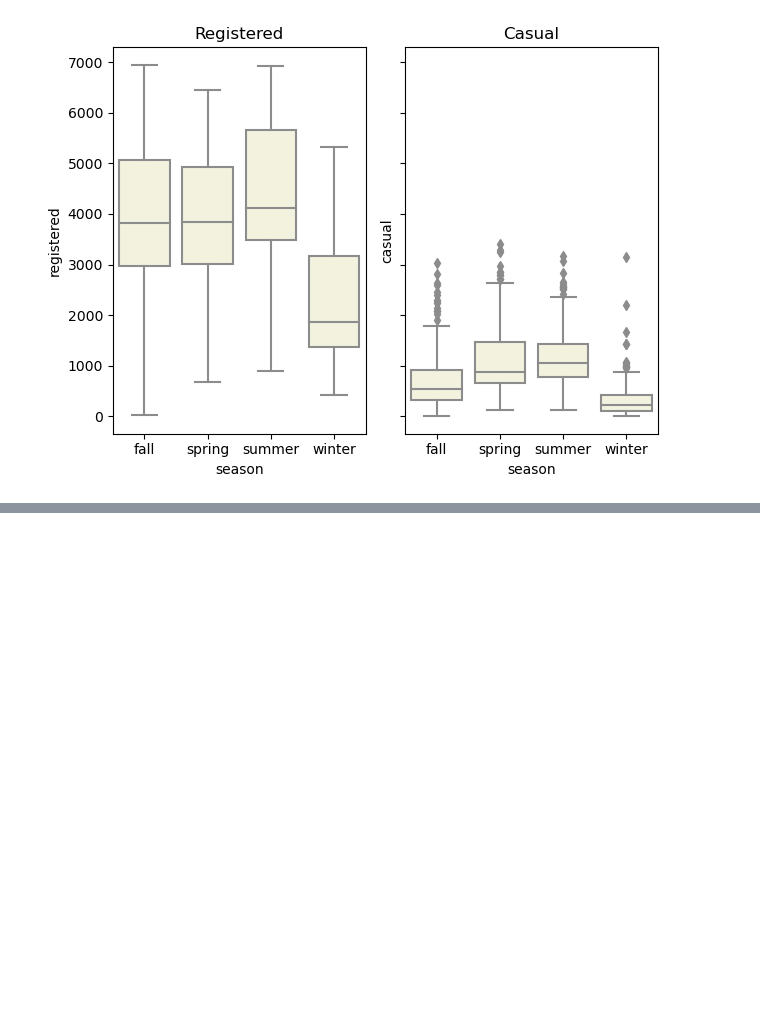
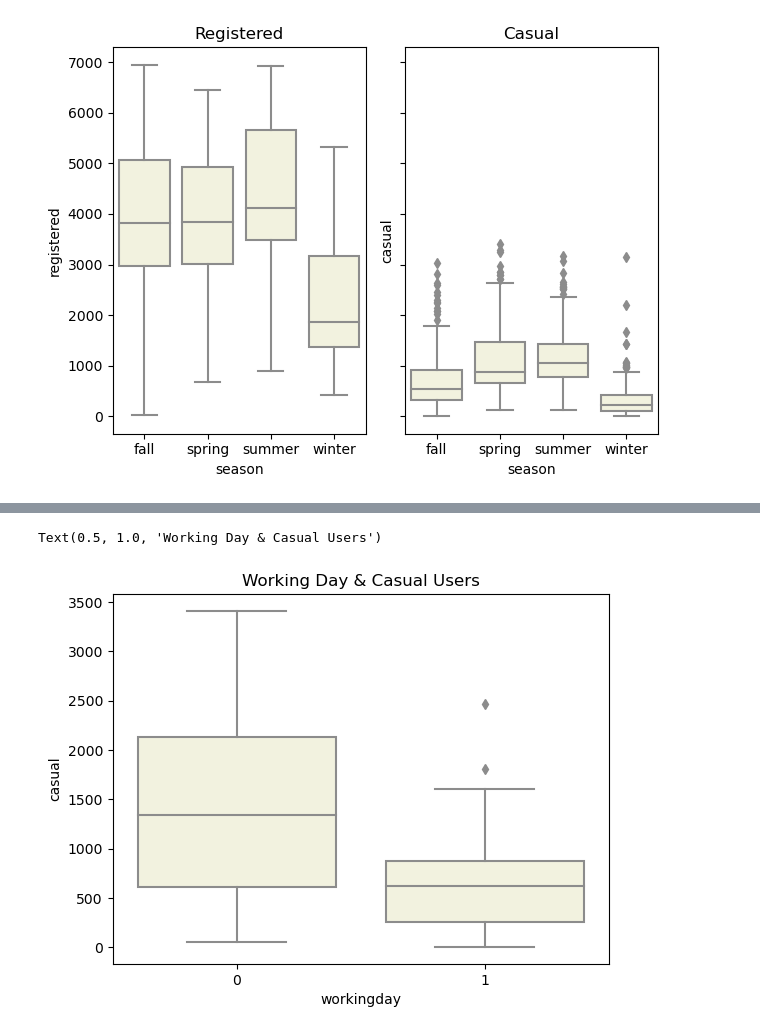
Before and after one commit to NiaLucia/Sprint2, a Jupyter notebook: Bike Project/BikeEDA.ipynb, the cells around one changed output, grey strips where cells are left out. Drawn from its saved outputs; the diff is of its cells as text; code cells hidden in the pictures; blank space fills up the shorter version.

```diff
--- a/Bike Project/BikeEDA.ipynb
+++ b/Bike Project/BikeEDA.ipynb
@@ -159,0 +178,5 @@ Text(0.5, 1.0, 'Casual')
+# %%
+sns.boxplot(data=day, x= "workingday", y= "casual", color='beige').set_title('Working Day & Casual Users')
+# %% [output]
+Text(0.5, 1.0, 'Working Day & Casual Users')
+[figure, added]
```
Also changed, not shown: parts of 4 cells of this notebook.
